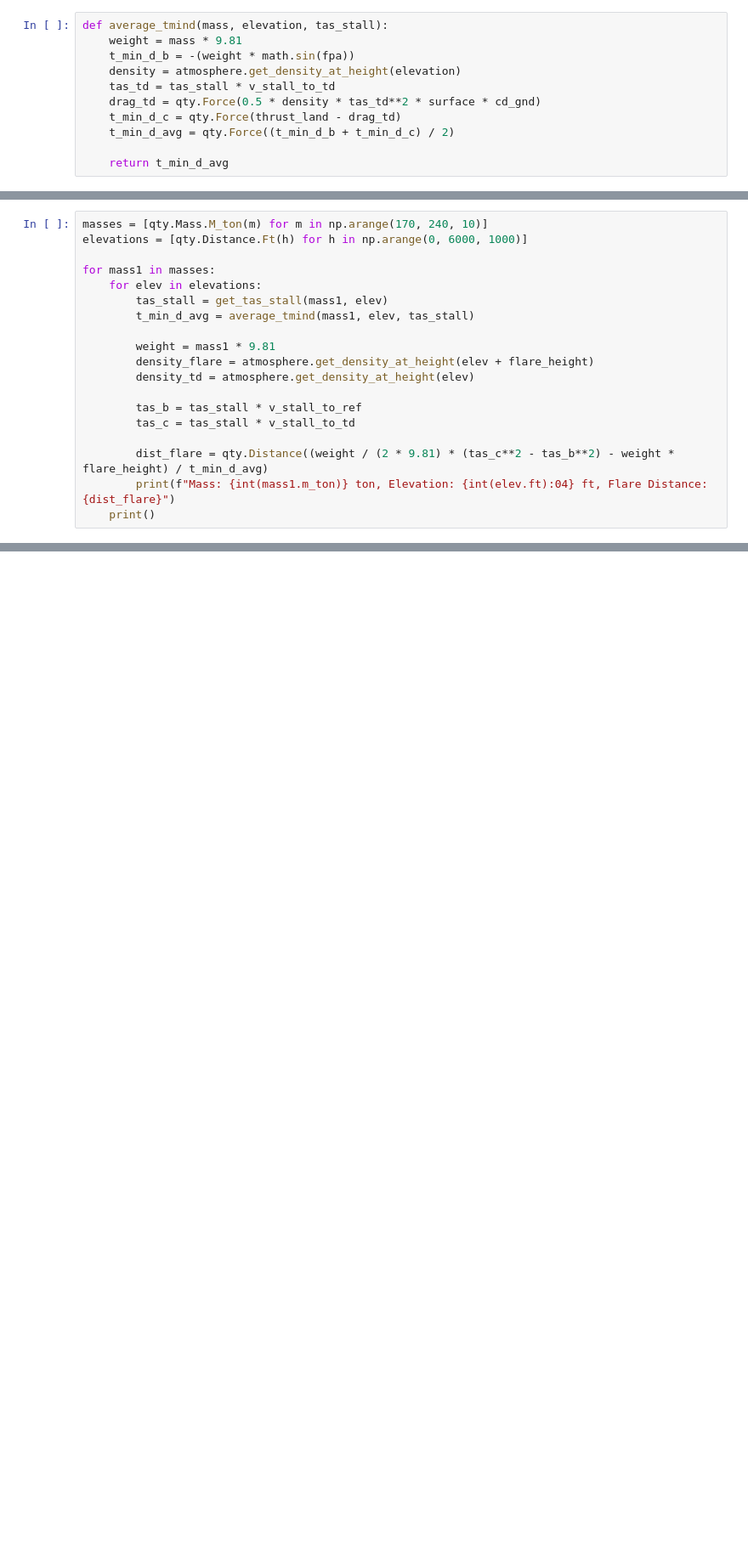
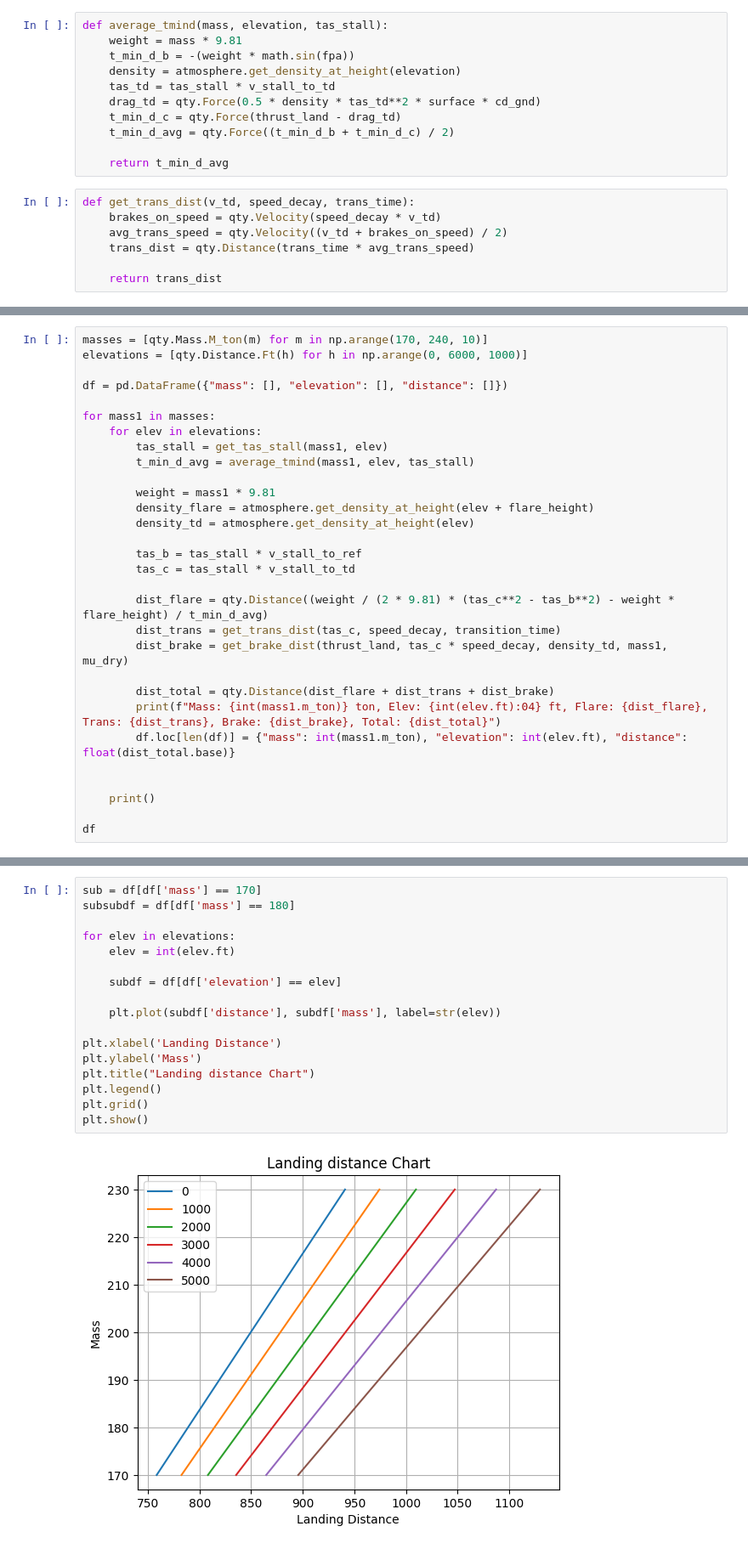
Before and after one commit to pcs03/foe-exercises, a Jupyter notebook: performance/assignment/landing.ipynb, the cells around one changed output, grey strips where cells are left out. Shown: that part at 85% size. Cells and saved outputs as stored; diff of their text form; blank space fills up the shorter version.

Commit message:
Hack together a plot for landing performance

```diff
--- a/performance/assignment/landing.ipynb
+++ b/performance/assignment/landing.ipynb
@@ -91,3 +93,10 @@ def average_tmind(mass, elevation, tas_stall):
     t_min_d_avg = qty.Force((t_min_d_b + t_min_d_c) / 2)
 
     return t_min_d_avg
+# %%
+def get_trans_dist(v_td, speed_decay, trans_time):
+    brakes_on_speed = qty.Velocity(speed_decay * v_td)
+    avg_trans_speed = qty.Velocity((v_td + brakes_on_speed) / 2)
+    trans_dist = qty.Distance(trans_time * avg_trans_speed)
+
+    return trans_dist
@@ -94,6 +136,8 @@ def average_tmind(mass, elevation, tas_stall):
 # %%
 masses = [qty.Mass.M_ton(m) for m in np.arange(170, 240, 10)]
 elevations = [qty.Distance.Ft(h) for h in np.arange(0, 6000, 1000)]
+
+df = pd.DataFrame({"mass": [], "elevation": [], "distance": []})
 
 for mass1 in masses:
     for elev in elevations:
@@ -108,6 +152,15 @@ for mass1 in masses:
         tas_c = tas_stall * v_stall_to_td
 
         dist_flare = qty.Distance((weight / (2 * 9.81) * (tas_c**2 - tas_b**2) - weight * flare_height) / t_min_d_avg)
-        print(f"Mass: {int(mass1.m_ton)} ton, Elevation: {int(elev.ft):04} ft, Flare Distance: {dist_flare}")
+        dist_trans = get_trans_dist(tas_c, speed_decay, transition_time)
+        dist_brake = get_brake_dist(thrust_land, tas_c * speed_decay, density_td, mass1, mu_dry)
+
+        dist_total = qty.Distance(dist_flare + dist_trans + dist_brake)
+        print(f"Mass: {int(mass1.m_ton)} ton, Elev: {int(elev.ft):04} ft, Flare: {dist_flare}, Trans: {dist_trans}, Brake: {dist_brake}, Total: {dist_total}")
+        df.loc[len(df)] = {"mass": int(mass1.m_ton), "elevation": int(elev.ft), "distance": float(dist_total.base)}
+
+
     print()
+
+df
 # %% [output]
@@ -130,0 +201,19 @@ Mass: 230 ton, Elevation: 5000 ft, Flare Distance: 471.01 meters
+# %%
+sub = df[df['mass'] == 170]
+subsubdf = df[df['mass'] == 180]
+
+for elev in elevations:
+    elev = int(elev.ft)
+
+    subdf = df[df['elevation'] == elev]
+
+    plt.plot(subdf['distance'], subdf['mass'], label=str(elev))
+
+plt.xlabel('Landing Distance')
+plt.ylabel('Mass')
+plt.title("Landing distance Chart")
+plt.legend()
+plt.grid()
+plt.show()
+# %% [output]
+[figure, added]
```
Also changed, not shown: parts of 3 cells of this notebook.
